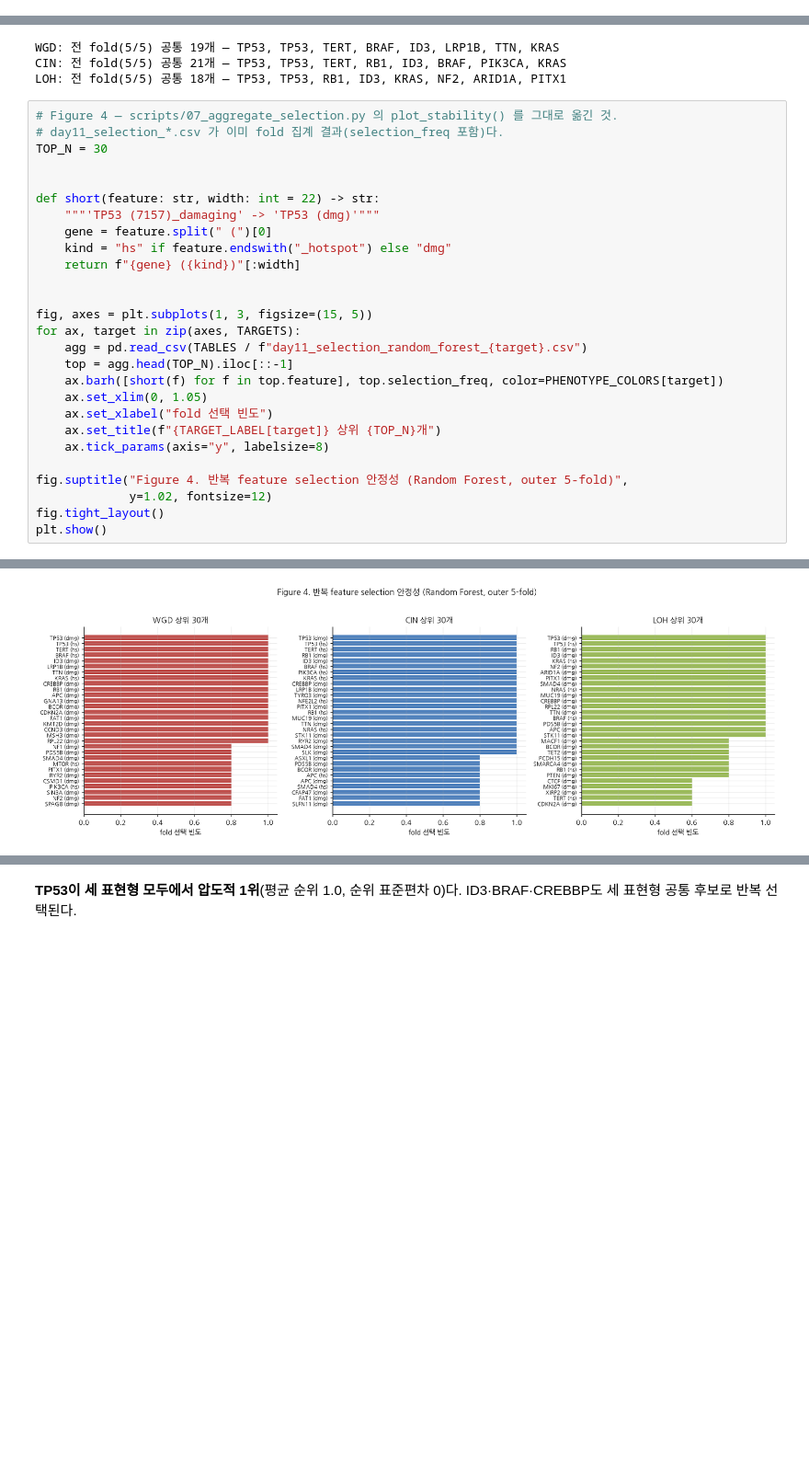
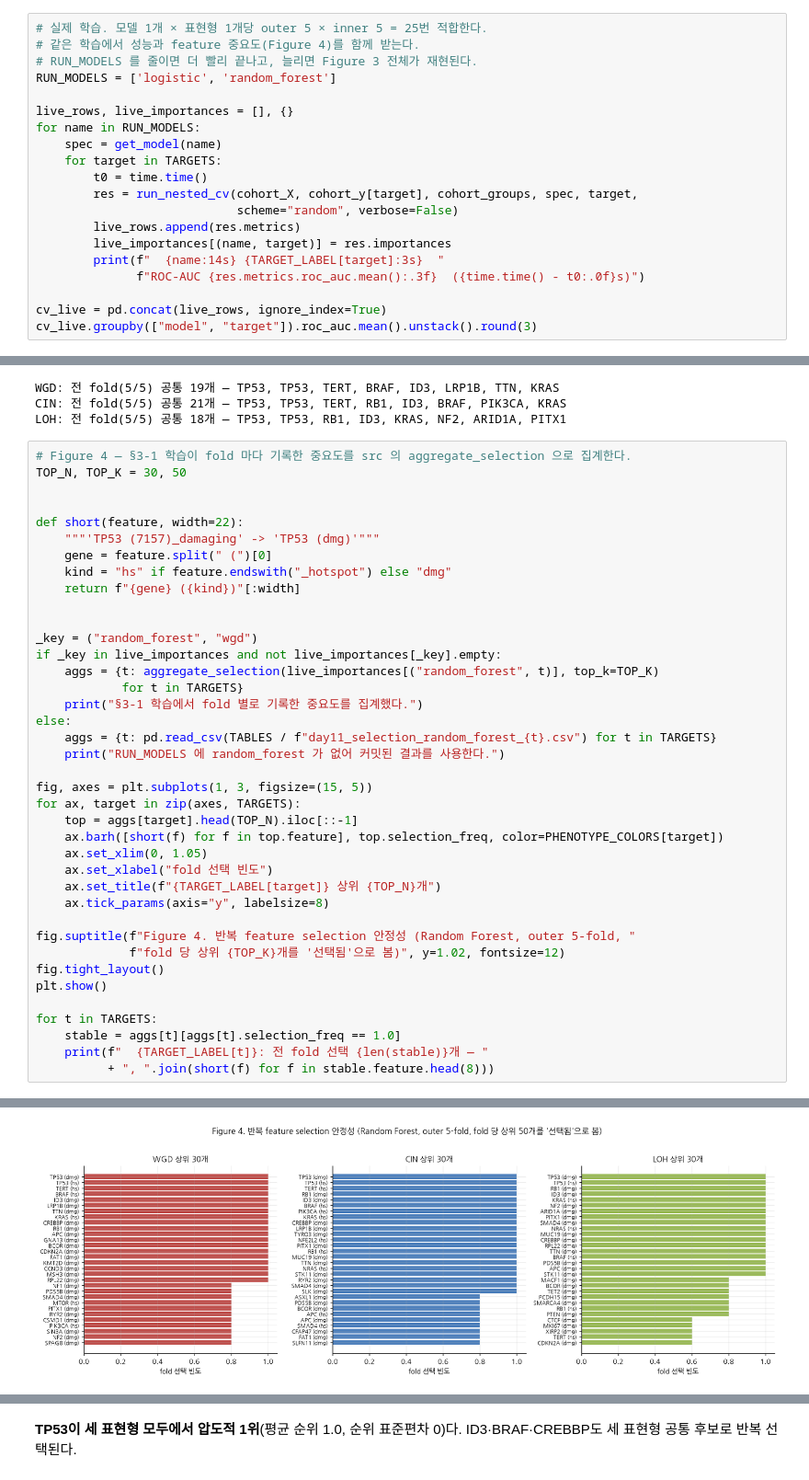
Before and after one commit to lkeonwoo94/AI-bio-proj-team-1, a Jupyter notebook: notebooks/02_key_results.ipynb, the cells around one changed output, grey strips where cells are left out. Shown at 92% size. Cells and saved outputs as stored; diff of their text form; blank space fills up the shorter version.

```diff
--- a/notebooks/02_key_results.ipynb
+++ b/notebooks/02_key_results.ipynb
@@ -91,0 +240,20 @@ day10.pivot(index="model", columns="target", values="roc_auc")[["wgd","cin","loh
+# %%
+# 실제 학습. 모델 1개 × 표현형 1개당 outer 5 × inner 5 = 25번 적합한다.
+# 같은 학습에서 성능과 feature 중요도(Figure 4)를 함께 받는다.
+# RUN_MODELS 를 줄이면 더 빨리 끝나고, 늘리면 Figure 3 전체가 재현된다.
+RUN_MODELS = ['logistic', 'random_forest']
+
+live_rows, live_importances = [], {}
+for name in RUN_MODELS:
+    spec = get_model(name)
+    for target in TARGETS:
+        t0 = time.time()
+        res = run_nested_cv(cohort_X, cohort_y[target], cohort_groups, spec, target,
+                            scheme="random", verbose=False)
+        live_rows.append(res.metrics)
+        live_importances[(name, target)] = res.importances
+        print(f"  {name:14s} {TARGET_LABEL[target]:3s}  "
+              f"ROC-AUC {res.metrics.roc_auc.mean():.3f}  ({time.time() - t0:.0f}s)")
+
+cv_live = pd.concat(live_rows, ignore_index=True)
+cv_live.groupby(["model", "target"]).roc_auc.mean().unstack().round(3)
@@ -190,30 +422,42 @@ WGD: 전 fold(5/5) 공통 19개 — TP53, TP53, TERT, BRAF, ID3, LRP1B, TTN, KRA
 CIN: 전 fold(5/5) 공통 21개 — TP53, TP53, TERT, RB1, ID3, BRAF, PIK3CA, KRAS
 LOH: 전 fold(5/5) 공통 18개 — TP53, TP53, RB1, ID3, KRAS, NF2, ARID1A, PITX1
 # %%
-# Figure 4 — scripts/07_aggregate_selection.py 의 plot_stability() 를 그대로 옮긴 것.
-# day11_selection_*.csv 가 이미 fold 집계 결과(selection_freq 포함)다.
-TOP_N = 30
+# Figure 4 — §3-1 학습이 fold 마다 기록한 중요도를 src 의 aggregate_selection 으로 집계한다.
+TOP_N, TOP_K = 30, 50
 
 
-def short(feature: str, width: int = 22) -> str:
+def short(feature, width=22):
     """'TP53 (7157)_damaging' -> 'TP53 (dmg)'"""
     gene = feature.split(" (")[0]
     kind = "hs" if feature.endswith("_hotspot") else "dmg"
     return f"{gene} ({kind})"[:width]
 
 
+_key = ("random_forest", "wgd")
+if _key in live_importances and not live_importances[_key].empty:
+    aggs = {t: aggregate_selection(live_importances[("random_forest", t)], top_k=TOP_K)
+            for t in TARGETS}
+    print("§3-1 학습에서 fold 별로 기록한 중요도를 집계했다.")
+else:
+    aggs = {t: pd.read_csv(TABLES / f"day11_selection_random_forest_{t}.csv") for t in TARGETS}
+    print("RUN_MODELS 에 random_forest 가 없어 커밋된 결과를 사용한다.")
+
 fig, axes = plt.subplots(1, 3, figsize=(15, 5))
 for ax, target in zip(axes, TARGETS):
-    agg = pd.read_csv(TABLES / f"day11_selection_random_forest_{target}.csv")
-    top = agg.head(TOP_N).iloc[::-1]
+    top = aggs[target].head(TOP_N).iloc[::-1]
     ax.barh([short(f) for f in top.feature], top.selection_freq, color=PHENOTYPE_COLORS[target])
     ax.set_xlim(0, 1.05)
     ax.set_xlabel("fold 선택 빈도")
     ax.set_title(f"{TARGET_LABEL[target]} 상위 {TOP_N}개")
     ax.tick_params(axis="y", labelsize=8)
 
-fig.suptitle("Figure 4. 반복 feature selection 안정성 (Random Forest, outer 5-fold)",
-             y=1.02, fontsize=12)
+fig.suptitle(f"Figure 4. 반복 feature selection 안정성 (Random Forest, outer 5-fold, "
+             f"fold 당 상위 {TOP_K}개를 '선택됨'으로 봄)", y=1.02, fontsize=12)
 fig.tight_layout()
 plt.show()
+
+for t in TARGETS:
+    stable = aggs[t][aggs[t].selection_freq == 1.0]
+    print(f"  {TARGET_LABEL[t]}: 전 fold 선택 {len(stable)}개 — "
+          + ", ".join(short(f) for f in stable.feature.head(8)))
 # %% [output]
@@ -220 +465 @@ plt.show()
-[figure, old version]
+[figure, new version]
```
Also changed, not shown: parts of 15 cells of this notebook, 1 other file.
